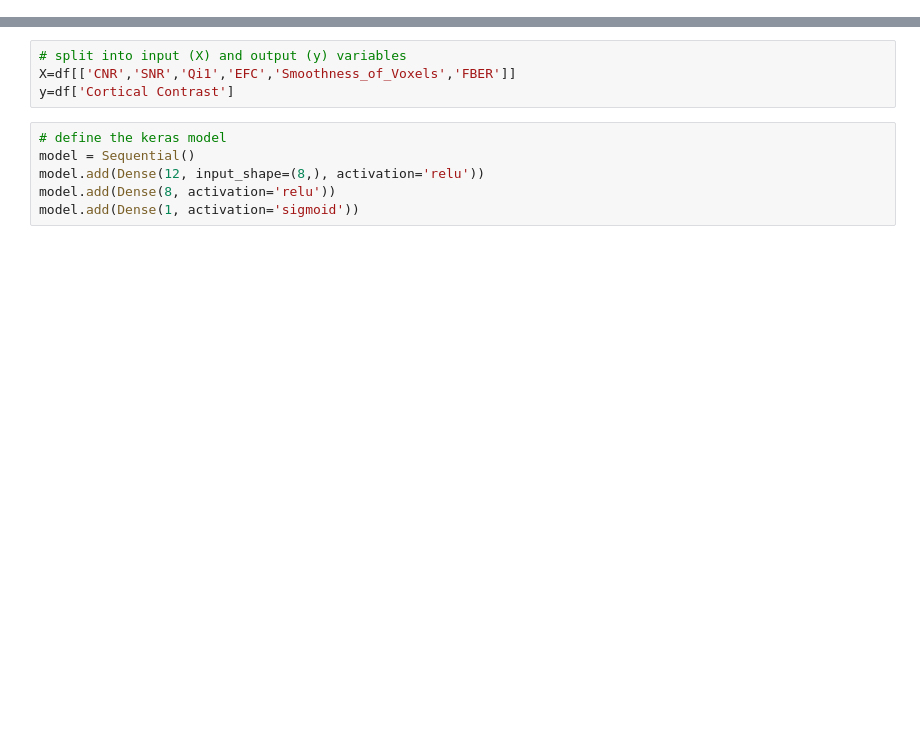
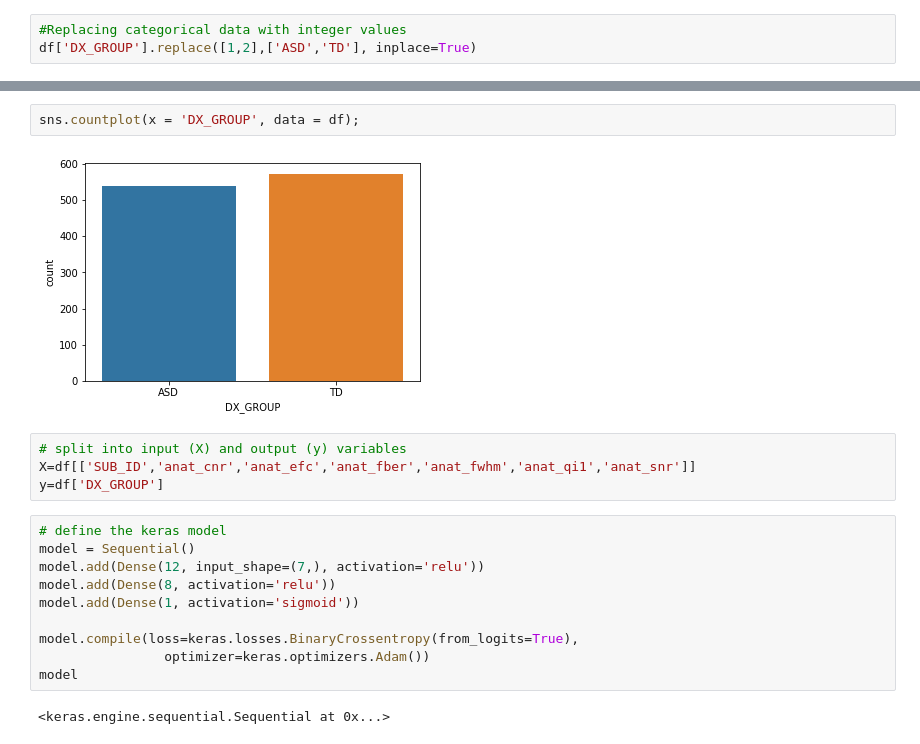
Before and after one commit to NAyeshaKhan/CSE499, a Jupyter notebook: Brain MRI ANN.ipynb, the cells around one changed output, grey strips where cells are left out. Cells and saved outputs as stored; diff of their text form; blank space fills up the shorter version.

Commit message:
Models renamed and updated

```diff
--- a/Brain MRI ANN.ipynb
+++ b/Brain MRI ANN.ipynb
@@ -86,0 +86,3 @@ sns.heatmap(df.corr(),cbar=True, annot=True, cmap='Blues')
+# %%
+#Replacing categorical data with integer values
+df['DX_GROUP'].replace([1,2],['ASD','TD'], inplace=True)
@@ -87,10 +94,20 @@ sns.heatmap(df.corr(),cbar=True, annot=True, cmap='Blues')
+# %%
+sns.countplot(x = 'DX_GROUP', data = df);
+# %% [output]
+[figure, added]
 # %%
 # split into input (X) and output (y) variables
-X=df[['CNR','SNR','Qi1','EFC','Smoothness_of_Voxels','FBER']]
-y=df['Cortical Contrast']
+X=df[['SUB_ID','anat_cnr','anat_efc','anat_fber','anat_fwhm','anat_qi1','anat_snr']]
+y=df['DX_GROUP']
 # %%
 # define the keras model
 model = Sequential()
-model.add(Dense(12, input_shape=(8,), activation='relu'))
+model.add(Dense(12, input_shape=(7,), activation='relu'))
 model.add(Dense(8, activation='relu'))
 model.add(Dense(1, activation='sigmoid'))
+
+model.compile(loss=keras.losses.BinaryCrossentropy(from_logits=True),
+                optimizer=keras.optimizers.Adam())
+model
+# %% [output]
+<keras.engine.sequential.Sequential at 0x...>
```
Also changed, not shown: parts of 9 cells of this notebook, 2 other files.
